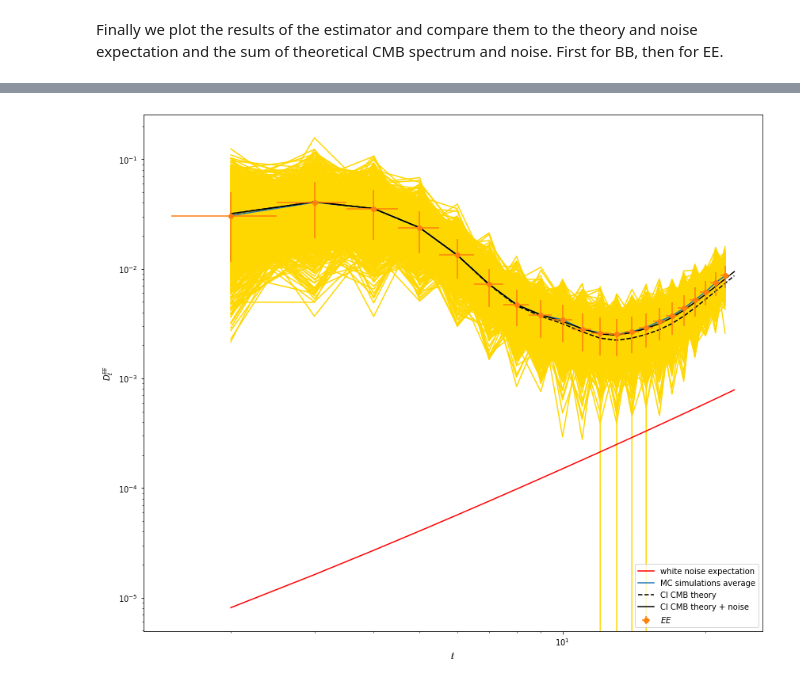
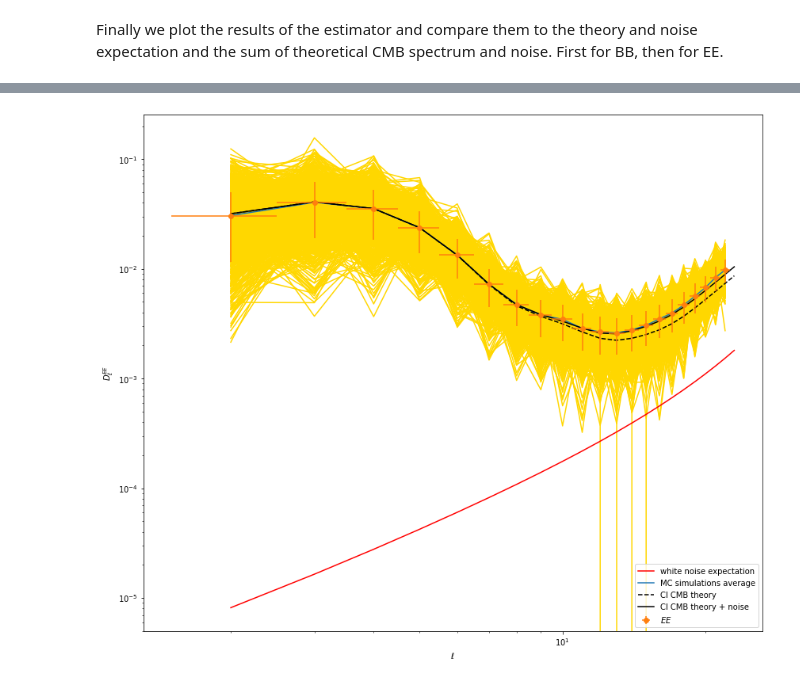
Before and after one commit to pcampeti/Like_and_PSE_tutorial, a Jupyter notebook: xQML_tutorial.ipynb, the cells around one changed output, grey strips where cells are left out. Drawn from its saved outputs; the diff is of its cells as text; code cells hidden in the pictures.

Commit message:
Corrected pixel window bug in notebook

```diff
--- a/xQML_tutorial.ipynb
+++ b/xQML_tutorial.ipynb
@@ -48,7 +48,7 @@ We set pixwin=False because apparently there is a bug in xQML: you should pass t
 # %%
 # provide list of specs to be computed, and/or options
 spec = ['EE','BB']
-pixwin = False # BUG IN xQML, DO NOT SET pixwin TO TRUE BUT PASS beam*pixelwindow to estimator
+pixwin = True # BUG IN xQML, DO NOT SET pixwin TO TRUE BUT PASS beam*pixelwindow to estimator
 muKarcmin = 10. # white noise level in muK-arcmin
 # %% [markdown]
 Let's now load the input Cls theory spectrum from file. This is just a numpy array with [TT, EE, BB, TE] computed from CAMB with r=0, to which I append an array [TB,EB] of zeros.
@@ -130,7 +130,7 @@ And now we initialize the xqml estimator class. Note that we pass as arguments p
 # %%
 ## ############## Initialise xqml estimator class ###############
 esti = xqml.xQML(mask, bins, clth, NA=NoiseVar, NB=NoiseVar, lmax=lmax,
-                 bell=bl*fpixw, fwhm=fwhm, spec=spec, pixwin=pixwin)
+                fwhm=fwhm, spec=spec, pixwin=pixwin)
 # %% [output]
 xQML
 spec:  ['EE', 'BB']
@@ -244,25 +244,25 @@ show()
 # %%
 # plot EE
 fig = plt.figure(figsize=(14,12), facecolor='w', edgecolor='k')
 ax = plt.gca()
 
 s=0 # take only EE spectra
 for i in range(nsimu_corr):
     plot(lb, toDl*allcl[i][s], color='gold')
 
 errorbar(lb, toDl*hcl[s], yerr=toDl*scl[s], xerr=(bins.dl/2)[:-1], fmt='o',
          color='C%i' % ispecs[s], label=r"$%s$" % spec[s], zorder=1000)
-plot(ell, ell*(ell+1)/2./np.pi * Nell(muKarcmin, fwhm, lmax)[:-1], color='red', label='white noise expectation')
+plot(ell, ell*(ell+1)/2./np.pi * Nell(muKarcmin, fwhm, lmax)[:-1]/fpixw[2:]**2, color='red', label='white noise expectation')
 loglog()
 plot(lb, toDl*hcl[s], label='MC simulations average')
 plot(lth, lth*(lth+1)/2./np.pi*clth[1][2:max(lth)+1].T, '--k', label='Cl CMB theory')
-plot(lth, lth*(lth+1)/2./np.pi*(clth[1][2:max(lth)+1].T+Nell(muKarcmin, fwhm, lmax)[:-1]), '-', color='black', label='Cl CMB theory + noise')
+plot(lth, lth*(lth+1)/2./np.pi*(clth[1][2:max(lth)+1].T+Nell(muKarcmin, fwhm, lmax)[:-1]/fpixw[2:]**2), '-', color='black', label='Cl CMB theory + noise')
 
 
 ylabel(r"$D_\ell^{EE}$")
 xlabel(r"$\ell$")
 legend(loc=4, frameon=True)
 savefig('xQML_EE_Planck_whitenoise_fsky'+str(fsky)+'.pdf', format='pdf', dpi=1000, bbox_inches='tight')
 show()
 # %% [output]
-[figure, old version]
+[figure, new version]
```
Also changed, not shown: parts of 7 cells of this notebook.
